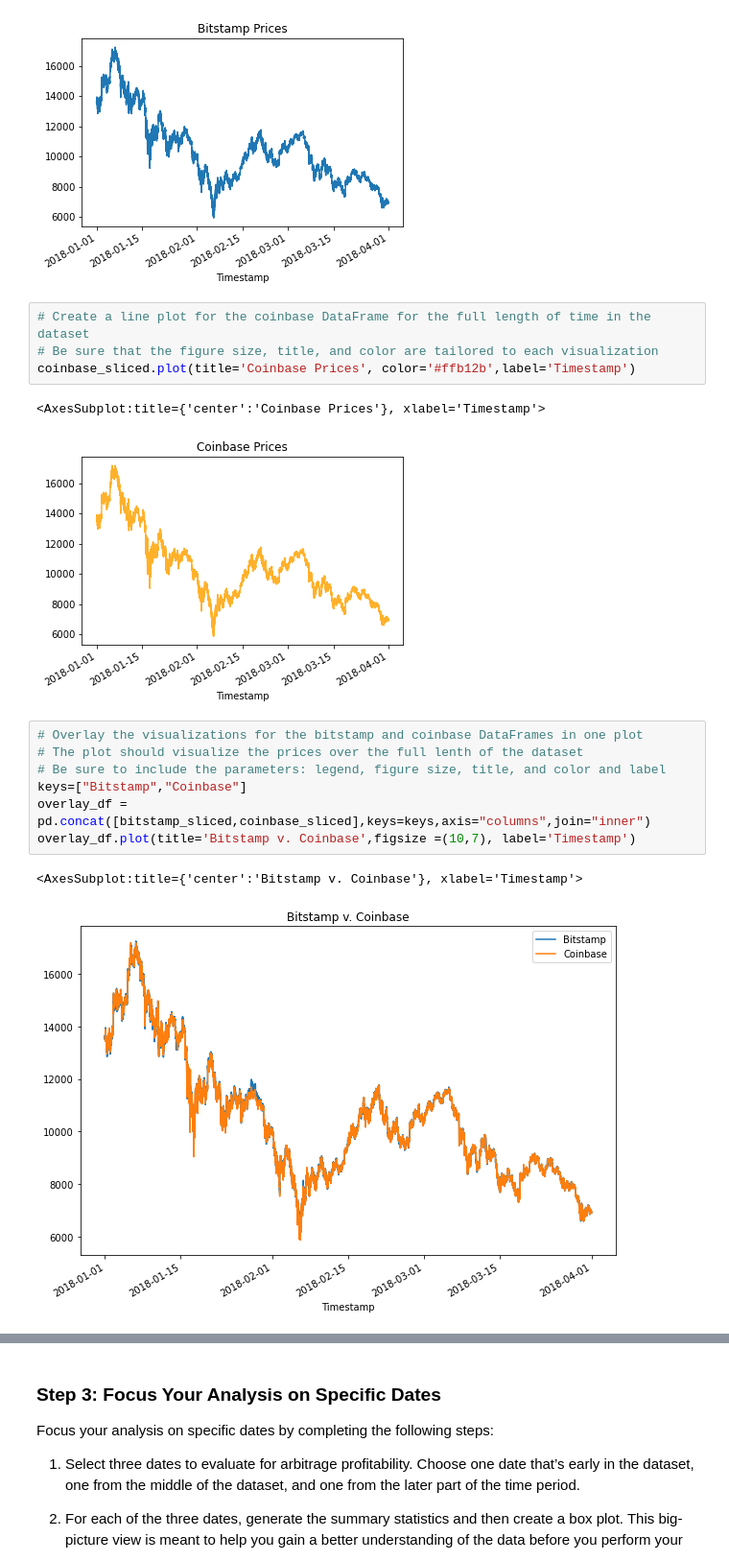
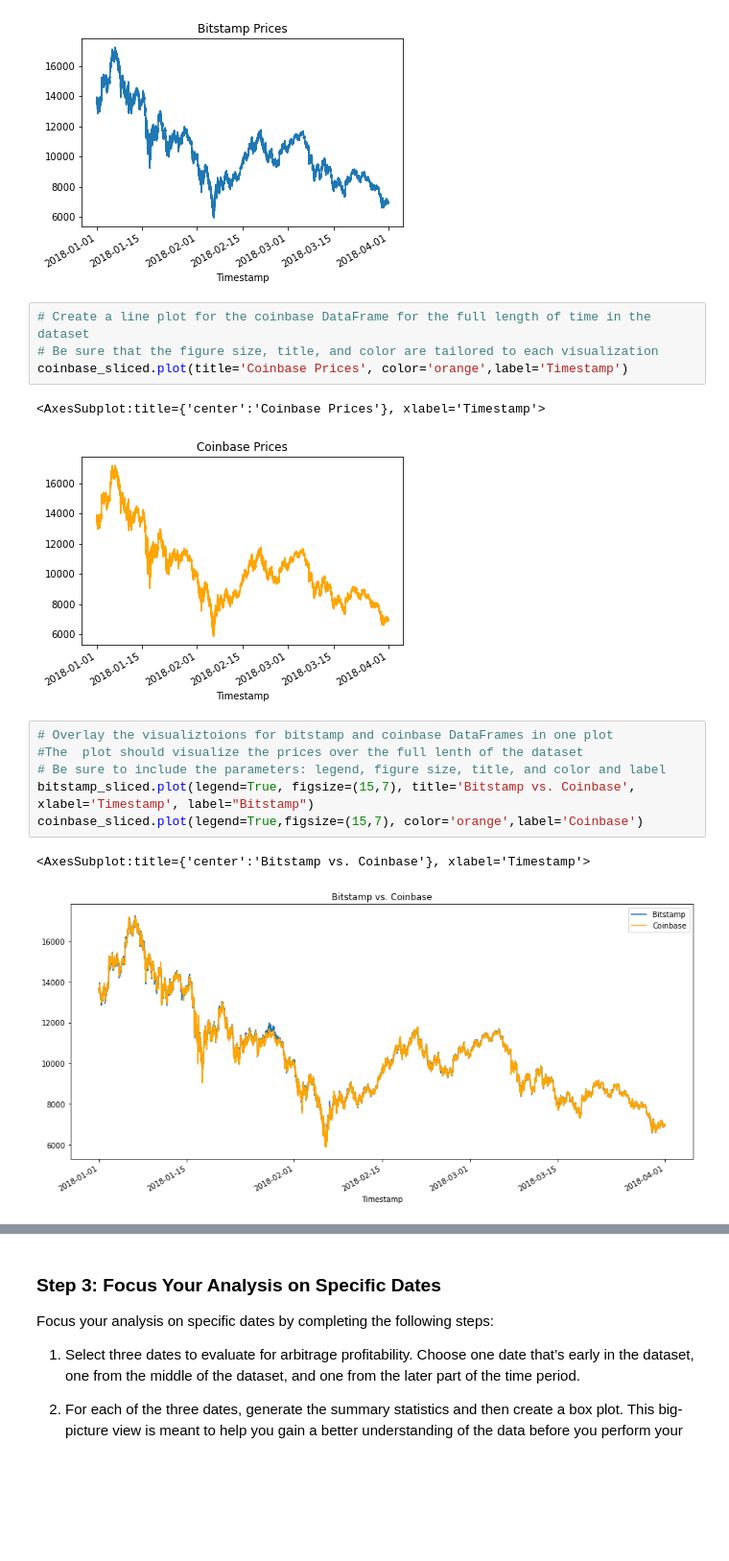
Before and after one commit to douglasg-fintec/Cryptocurrency_Arbitrage, a Jupyter notebook: crypto_arbitrage.ipynb, the cells around one changed output, grey strips where cells are left out. Shown at 96% size. Saved outputs shown, nothing was run; the diff lists cells and outputs as text; blank space fills up the shorter version.

Commit message:
finished corrections on plots

```diff
--- a/crypto_arbitrage.ipynb
+++ b/crypto_arbitrage.ipynb
@@ -396,20 +396,19 @@ bitstamp_sliced.plot(title='Bitstamp Prices', xlabel='Timestamp')
 # %%
 # Create a line plot for the coinbase DataFrame for the full length of time in the dataset
 # Be sure that the figure size, title, and color are tailored to each visualization
-coinbase_sliced.plot(title='Coinbase Prices', color='#ffb12b',label='Timestamp')
+coinbase_sliced.plot(title='Coinbase Prices', color='orange',label='Timestamp')
 # %% [output]
 <AxesSubplot:title={'center':'Coinbase Prices'}, xlabel='Timestamp'>
-[figure, old version]
+[figure, new version]
 # %%
-# Overlay the visualizations for the bitstamp and coinbase DataFrames in one plot
-# The plot should visualize the prices over the full lenth of the dataset
+# Overlay the visualiztoions for bitstamp and coinbase DataFrames in one plot
+#The  plot should visualize the prices over the full lenth of the dataset
 # Be sure to include the parameters: legend, figure size, title, and color and label
-keys=["Bitstamp","Coinbase"]
-overlay_df = pd.concat([bitstamp_sliced,coinbase_sliced],keys=keys,axis="columns",join="inner")
-overlay_df.plot(title='Bitstamp v. Coinbase',figsize =(10,7), label='Timestamp')
+bitstamp_sliced.plot(legend=True, figsize=(15,7), title='Bitstamp vs. Coinbase', xlabel='Timestamp', label="Bitstamp")
+coinbase_sliced.plot(legend=True,figsize=(15,7), color='orange',label='Coinbase')
 # %% [output]
-<AxesSubplot:title={'center':'Bitstamp v. Coinbase'}, xlabel='Timestamp'>
+<AxesSubplot:title={'center':'Bitstamp vs. Coinbase'}, xlabel='Timestamp'>
-[figure, old version]
+[figure, new version]
 # %%
 # Using the loc and plot functions, create an overlay plot that visualizes
 # the price action of both DataFrames for a one month period early in the dataset
```
Also changed, not shown: parts of 4 cells of this notebook.
